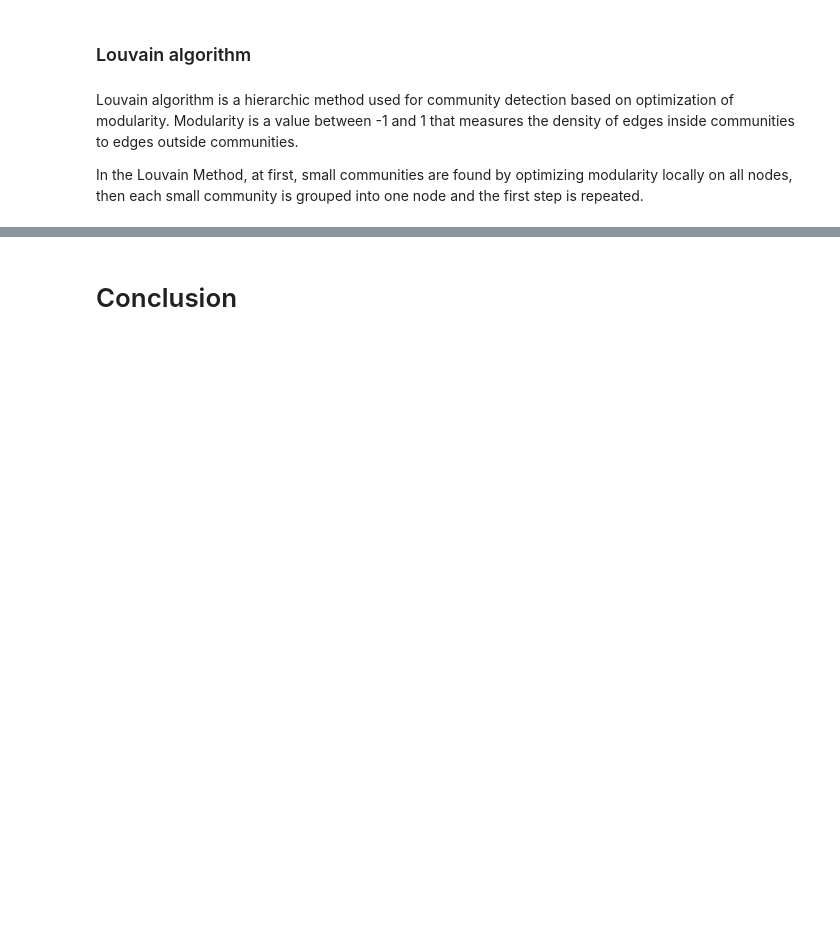
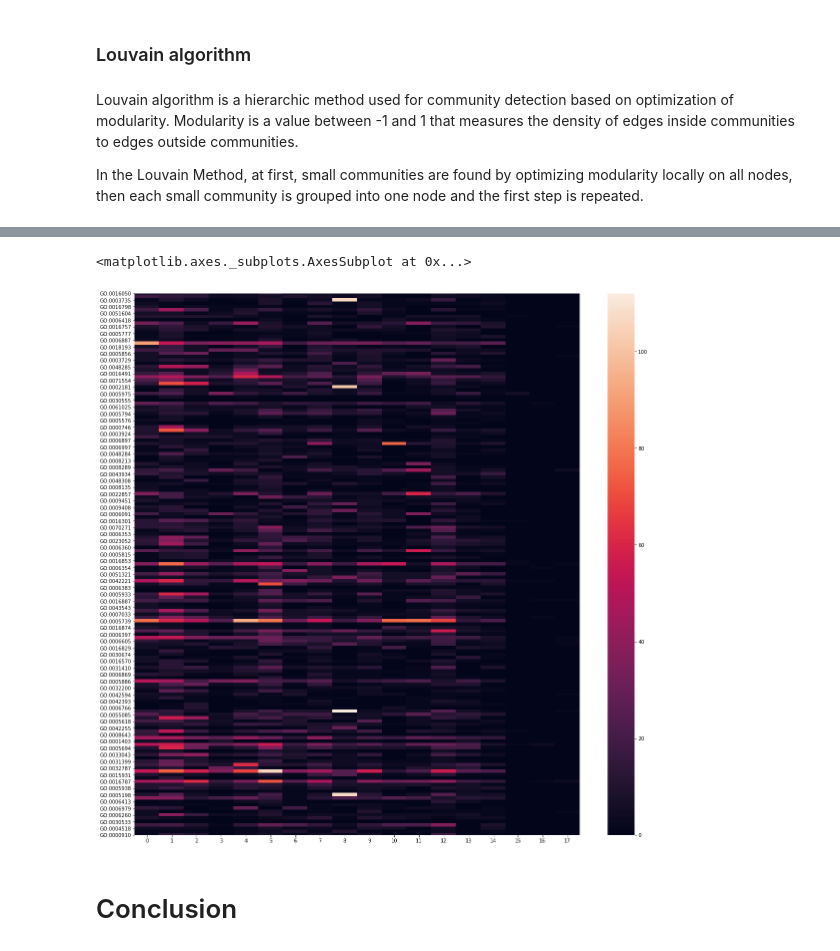
Before and after one commit to RuzickaJiri/Computer_Sciences, a Jupyter notebook: Graph_Theory.ipynb, the cells around one changed output, grey strips where cells are left out. Drawn from its saved outputs; the diff is of its cells as text; code cells hidden in the pictures; blank space fills up the shorter version.

```diff
--- a/Graph_Theory.ipynb
+++ b/Graph_Theory.ipynb
@@ -273,2 +402,13 @@ ref: *Lu Hao, Mahantesh Halappanavar, and Ananth Kalyanaraman "Parallel heuristi
+# %%
+df.loc['GO:0005634']
+df = df.drop('GO:0005634')
+df.loc['GO:0005737']
+df = df.drop(['GO:0005737', 'GO:0003674', 'GO:0016020'])
+# %%
+plt.figure(figsize=(20,20))
+sns.heatmap(df)
+# %% [output]
+<matplotlib.axes._subplots.AxesSubplot at 0x...>
+[figure, added]
 # %% [markdown]
 # Conclusion
```
Also changed, not shown: parts of 29 cells of this notebook.
